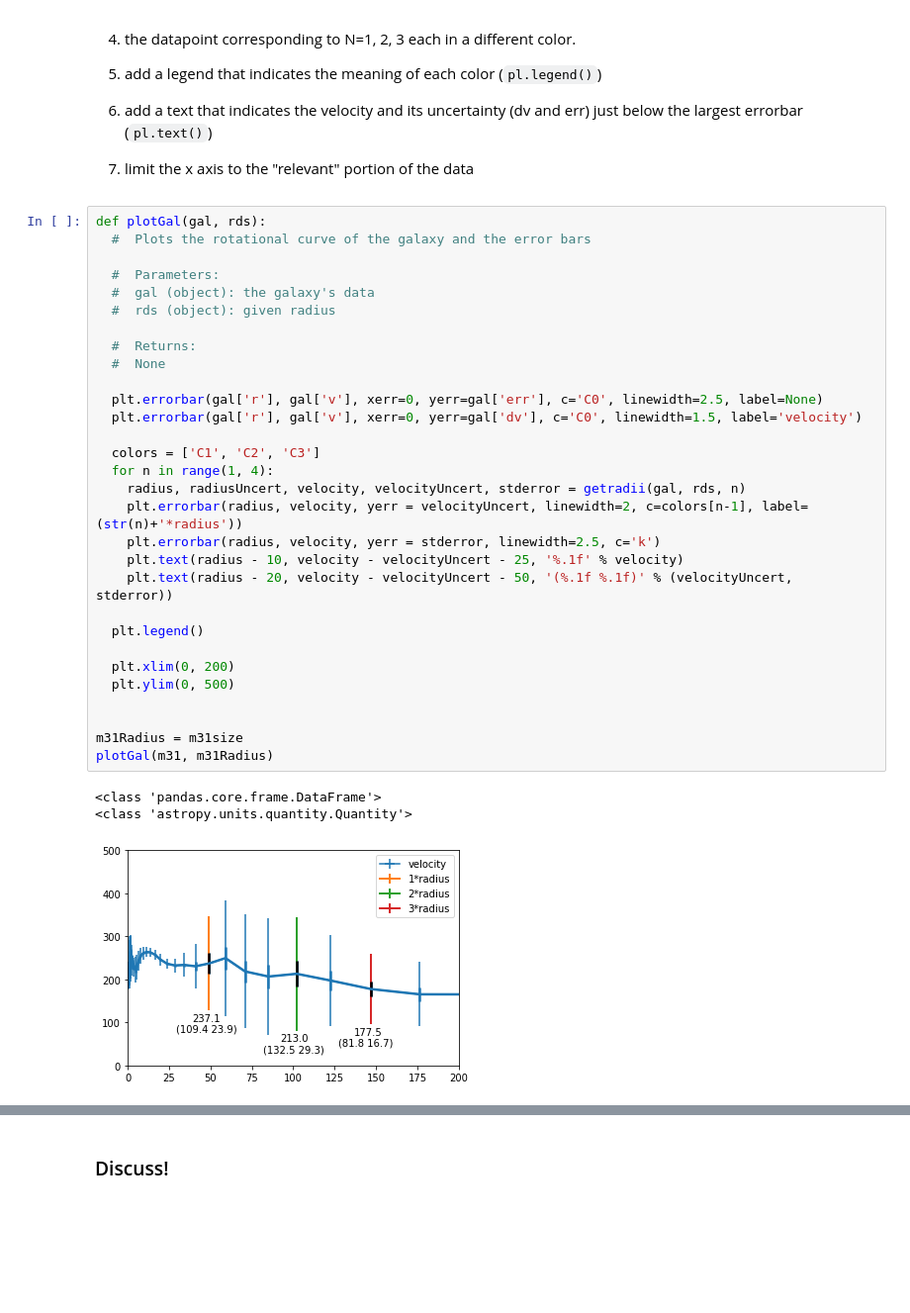
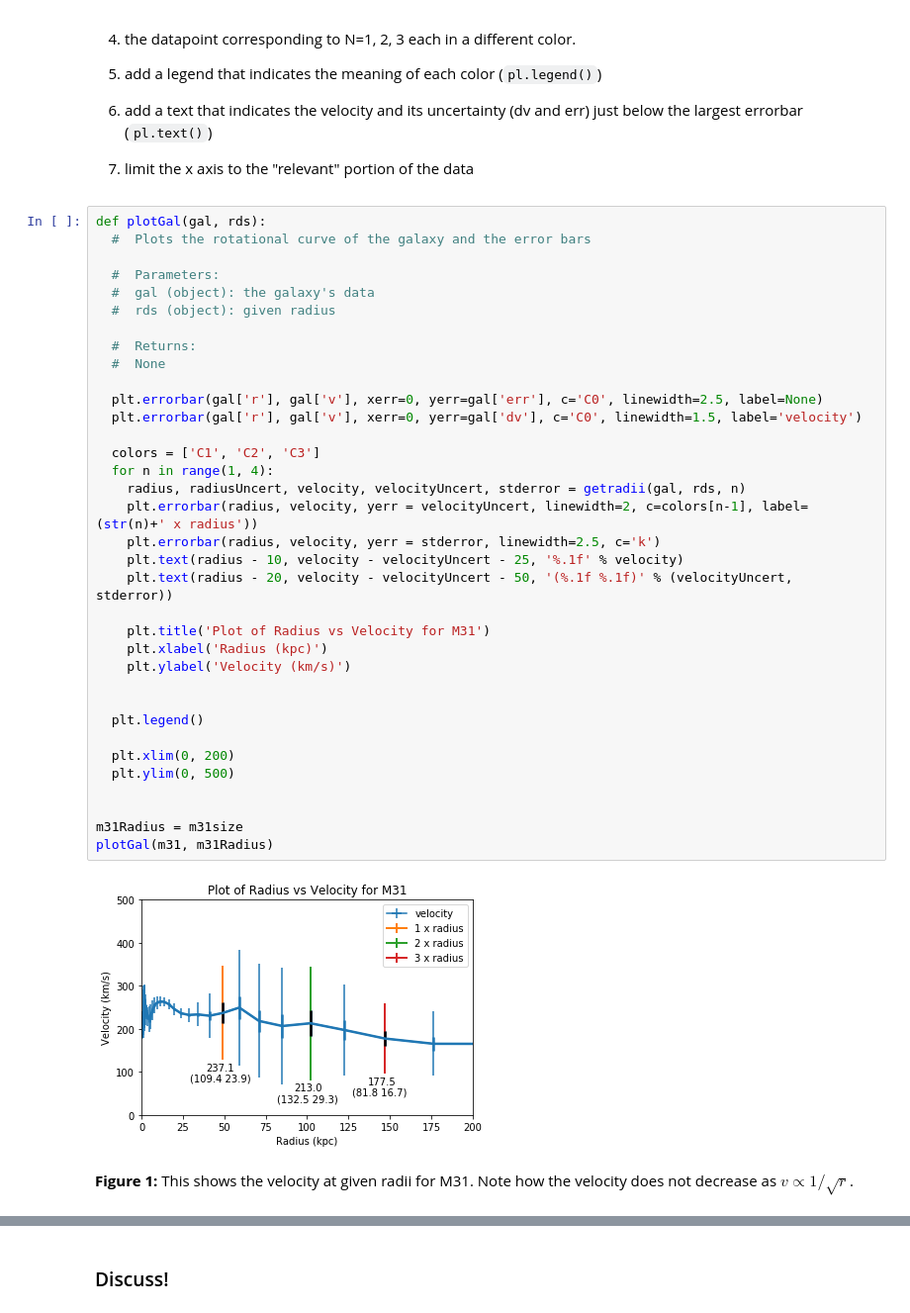
Before and after one commit to fedhere/DSPS_cHarty, a Jupyter notebook: HW4/MWrotCurve_cHarty.ipynb, the cells around one changed output, grey strips where cells are left out. Shown: that part at 99% size. Cells and saved outputs as stored; diff of their text form; blank space fills up the shorter version.

```diff
--- a/HW4/MWrotCurve_cHarty.ipynb
+++ b/HW4/MWrotCurve_cHarty.ipynb
@@ -229,37 +227,42 @@ make a plot that shows
 # %%
 def plotGal(gal, rds):
   #  Plots the rotational curve of the galaxy and the error bars
 
   #  Parameters:
   #  gal (object): the galaxy's data
   #  rds (object): given radius
 
   #  Returns:
   #  None
 
   plt.errorbar(gal['r'], gal['v'], xerr=0, yerr=gal['err'], c='C0', linewidth=2.5, label=None)
   plt.errorbar(gal['r'], gal['v'], xerr=0, yerr=gal['dv'], c='C0', linewidth=1.5, label='velocity')
 
   colors = ['C1', 'C2', 'C3']
   for n in range(1, 4):
     radius, radiusUncert, velocity, velocityUncert, stderror = getradii(gal, rds, n)
-    plt.errorbar(radius, velocity, yerr = velocityUncert, linewidth=2, c=colors[n-1], label=(str(n)+'*radius'))
+    plt.errorbar(radius, velocity, yerr = velocityUncert, linewidth=2, c=colors[n-1], label=(str(n)+' x radius'))
     plt.errorbar(radius, velocity, yerr = stderror, linewidth=2.5, c='k')
     plt.text(radius - 10, velocity - velocityUncert - 25, '%.1f' % velocity)
     plt.text(radius - 20, velocity - velocityUncert - 50, '(%.1f %.1f)' % (velocityUncert, stderror))
+
+    plt.title('Plot of Radius vs Velocity for M31')
+    plt.xlabel('Radius (kpc)')
+    plt.ylabel('Velocity (km/s)')
+
 
   plt.legend()
 
   plt.xlim(0, 200)
   plt.ylim(0, 500)
 
 
 m31Radius = m31size
 plotGal(m31, m31Radius)
 # %% [output]
-<class 'pandas.core.frame.DataFrame'>
-<class 'astropy.units.quantity.Quantity'>
-[figure, old version]
+[figure, new version]
+# %% [markdown]
+**Figure 1:** This shows the velocity at given radii for M31. Note how the velocity does not decrease as  $v\propto 1/\sqrt{r}$.
 # %% [markdown]
 Write a function that for a given dataset and a given luminous radius and a given N
 
```
Also changed, not shown: parts of 15 cells of this notebook.
